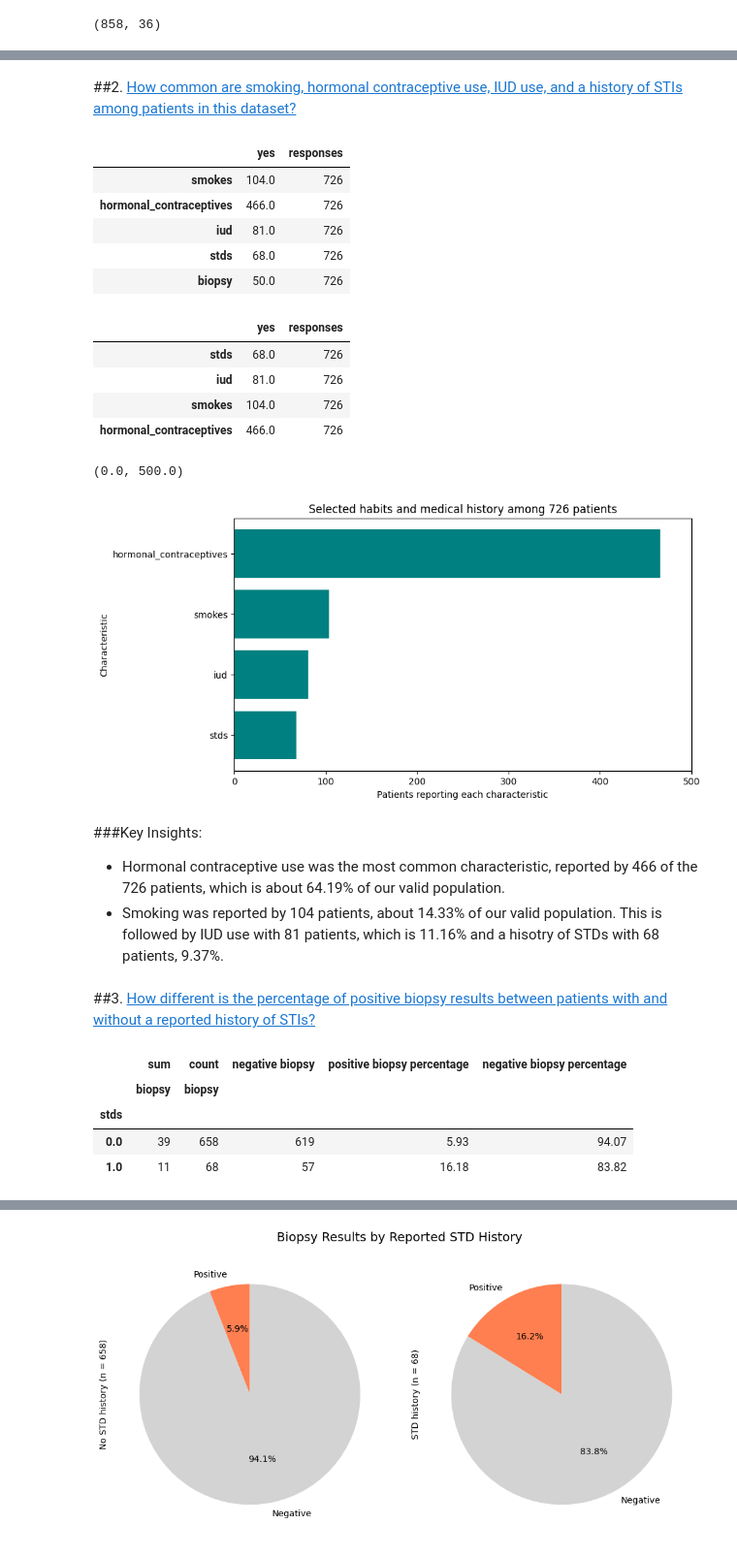
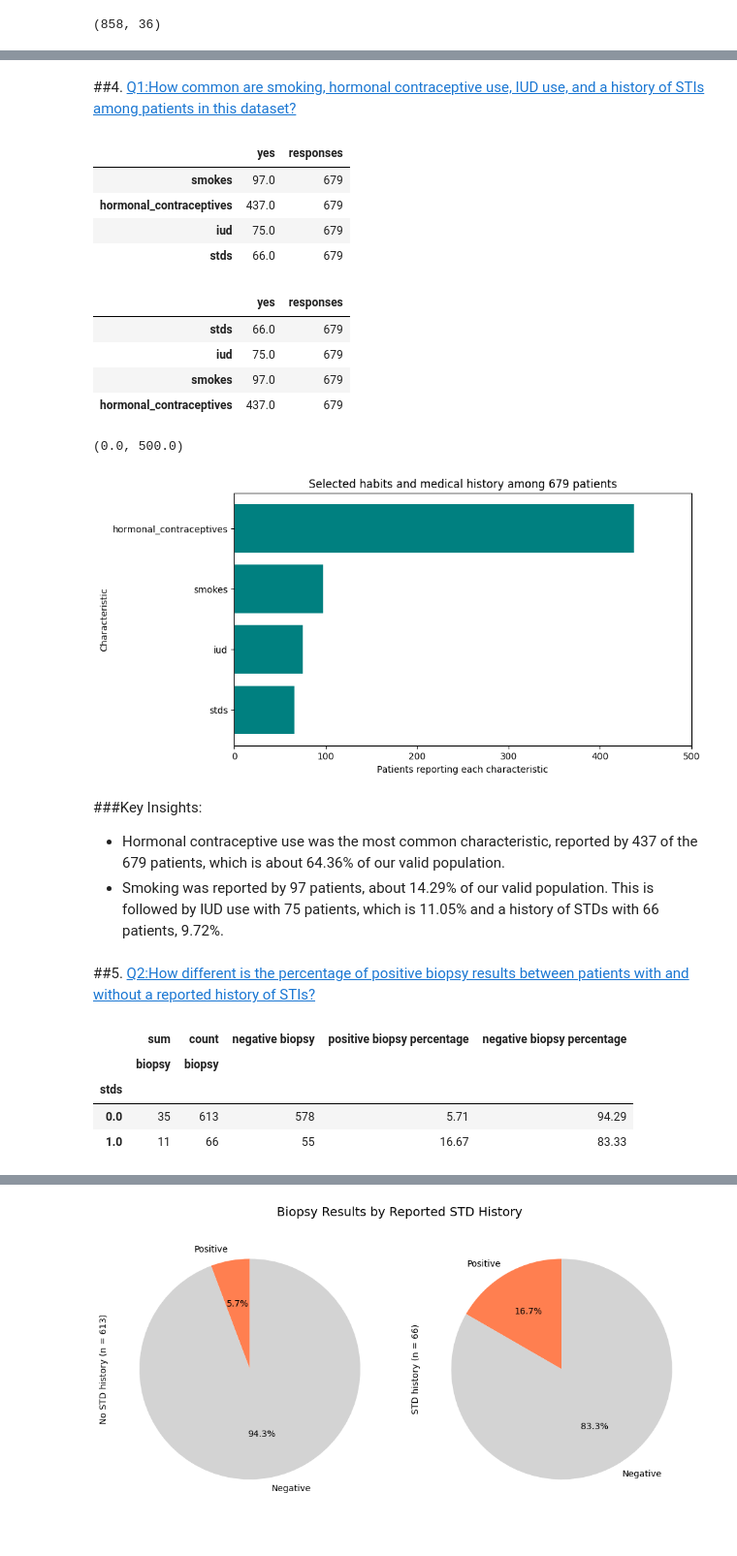
Before and after one commit to ivannarch865/ivannarichards5to, a Jupyter notebook: Exploring_Cervical_Cancer_Risk_Factors_Patient_Characteristics_and_Biopsy_Results.ipynb, the cells around one changed output, grey strips where cells are left out. Shown at 97% size. Cells and saved outputs as stored; diff of their text form; code cells hidden in the pictures.

```diff
--- a/Exploring_Cervical_Cancer_Risk_Factors_Patient_Characteristics_and_Biopsy_Results.ipynb
+++ b/Exploring_Cervical_Cancer_Risk_Factors_Patient_Characteristics_and_Biopsy_Results.ipynb
@@ -70,10 +90,24 @@ data = df.rename(columns={
     'Hormonal Contraceptives': 'hormonal_contraceptives',
     'IUD': 'iud',
     'STDs': 'stds',
-    'Biopsy': 'biopsy'
+    'Biopsy': 'biopsy',
+    'Age': 'age',
+    'Hormonal Contraceptives (years)': 'hormonal_years',
+    'Num of pregnancies': 'pregnancies',
+    'First sexual intercourse': 'first_intercourse'
 })
 # %%
-data = data.loc[:, ['smokes', 'hormonal_contraceptives', 'iud', 'stds', 'biopsy']]
+data = data.loc[:, [
+    'smokes',
+    'hormonal_contraceptives',
+    'iud',
+    'stds',
+    'biopsy',
+    'age',
+    'hormonal_years',
+    'pregnancies',
+    'first_intercourse'
+]]
 
 data.head()
 # %% [output]
@@ -102,18 +157,24 @@ data_clean.shape
 # %% [markdown]
-##2. [How common are smoking, hormonal contraceptive use, IUD use, and a history of STIs among patients in this dataset?](#scrollTo=43hJ2_zQXoFU)
+##4. [Q1:How common are smoking, hormonal contraceptive use, IUD use, and a history of STIs among patients in this dataset?](#scrollTo=43hJ2_zQXoFU)
 # %%
+selected_data = data_clean.loc[:, [
+    'smokes',
+    'hormonal_contraceptives',
+    'iud',
+    'stds'
+]]
+
 data_sum = pd.DataFrame()
-data_sum['yes'] = data_clean.sum()
-data_sum['responses'] = data_clean.count()
+data_sum['yes'] = selected_data.sum()
+data_sum['responses'] = selected_data.count()
 
 data_sum
 # %% [output]
 |  | yes | responses |
-| smokes | 104.0 | 726 |
-| hormonal_contraceptives | 466.0 | 726 |
-| iud | 81.0 | 726 |
-| stds | 68.0 | 726 |
-| biopsy | 50.0 | 726 |
+| smokes | 97.0 | 679 |
+| hormonal_contraceptives | 437.0 | 679 |
+| iud | 75.0 | 679 |
+| stds | 66.0 | 679 |
 # %%
 plot_data = data_sum.loc[
     ['smokes', 'hormonal_contraceptives', 'iud', 'stds']]
@@ -123,33 +184,33 @@ plot_data = plot_data.sort_values('yes')
 plot_data
 # %% [output]
 |  | yes | responses |
-| stds | 68.0 | 726 |
-| iud | 81.0 | 726 |
-| smokes | 104.0 | 726 |
-| hormonal_contraceptives | 466.0 | 726 |
+| stds | 66.0 | 679 |
+| iud | 75.0 | 679 |
+| smokes | 97.0 | 679 |
+| hormonal_contraceptives | 437.0 | 679 |
 # %%
 plt.figure(figsize=(9, 5))
 
 plt.barh(
     plot_data.index,
     plot_data['yes'],
     color='teal'
 )
 
 plt.xlabel('Patients reporting each characteristic')
 plt.ylabel('Characteristic')
-plt.title('Selected habits and medical history among 726 patients')
+plt.title('Selected habits and medical history among 679 patients')
 plt.xlim(0, 500)
 # %% [output]
 (0.0, 500.0)
-[figure, old version]
+[figure, new version]
 # %% [markdown]
 ###Key Insights:
 
-- Hormonal contraceptive use was the most common characteristic, reported by 466 of the 726 patients, which is about 64.19% of our valid population.
-- Smoking was reported by 104 patients, about 14.33% of our valid population. This is followed by IUD use with 81 patients, which is 11.16% and a hisotry of STDs with 68 patients, 9.37%.
+- Hormonal contraceptive use was the most common characteristic, reported by 437 of the 679 patients, which is about 64.36% of our valid population.
+- Smoking was reported by 97 patients, about 14.29% of our valid population. This is followed by IUD use with 75 patients, which is 11.05% and a history of STDs with 66 patients, 9.72%.
 # %% [markdown]
-##3. [How different is the percentage of positive biopsy results between patients with and without a reported history of STIs?](#scrollTo=43hJ2_zQXoFU)
+##5. [Q2:How different is the percentage of positive biopsy results between patients with and without a reported history of STIs?](#scrollTo=43hJ2_zQXoFU)
 # %%
 dfbiopsy = pd.pivot_table(
     data_clean,
@@ -179,8 +240,8 @@ dfbiopsy
 |  | sum | count | negative biopsy | positive biopsy percentage | negative biopsy percentage |
 |  | biopsy | biopsy |  |  |  |
 | stds |  |  |  |  |  |
-| 0.0 | 39 | 658 | 619 | 5.93 | 94.07 |
-| 1.0 | 11 | 68 | 57 | 16.18 | 83.82 |
+| 0.0 | 35 | 613 | 578 | 5.71 | 94.29 |
+| 1.0 | 11 | 66 | 55 | 16.67 | 83.33 |
 # %%
 pie_data = dfbiopsy.loc[:, [
     'positive biopsy percentage',
```
Also changed, not shown: parts of 50 cells of this notebook.
